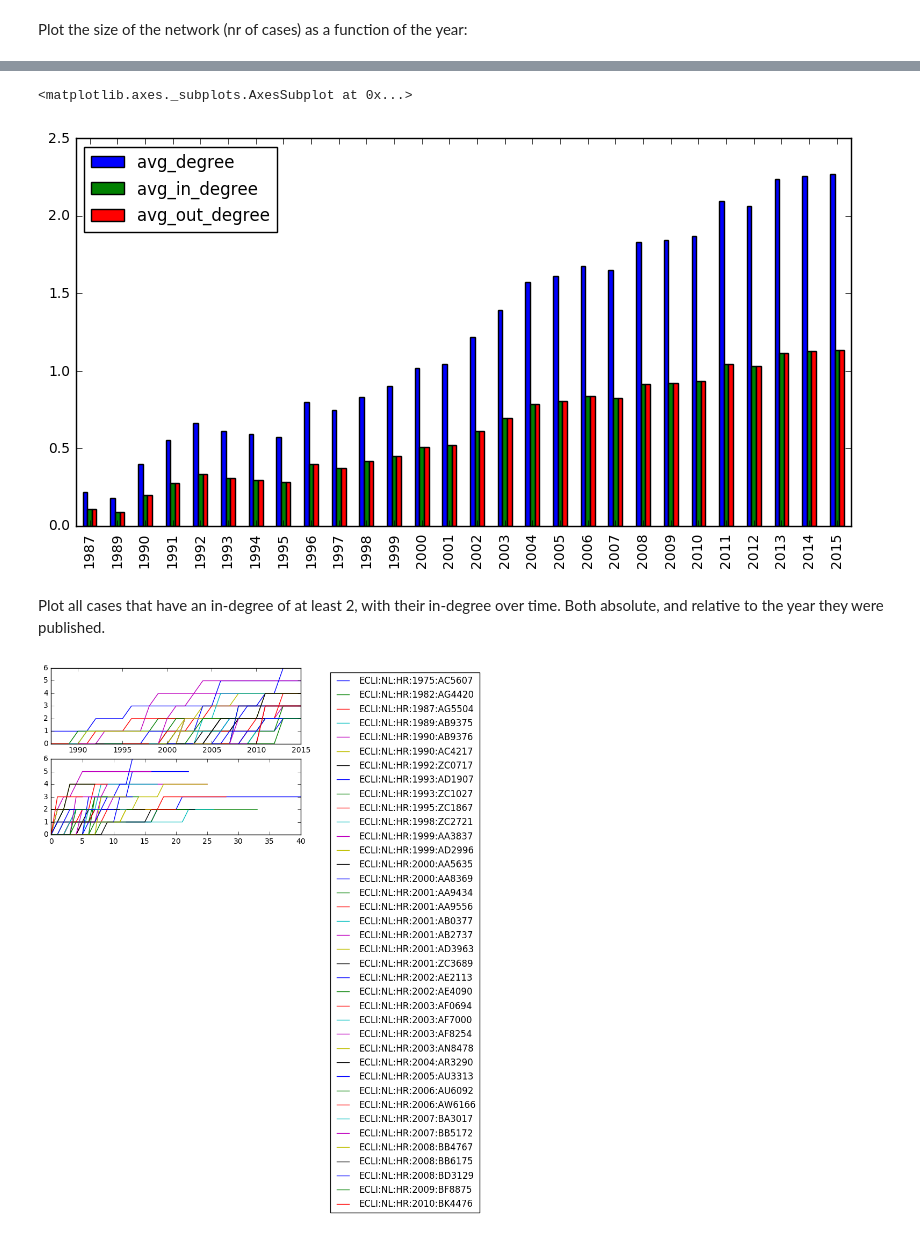
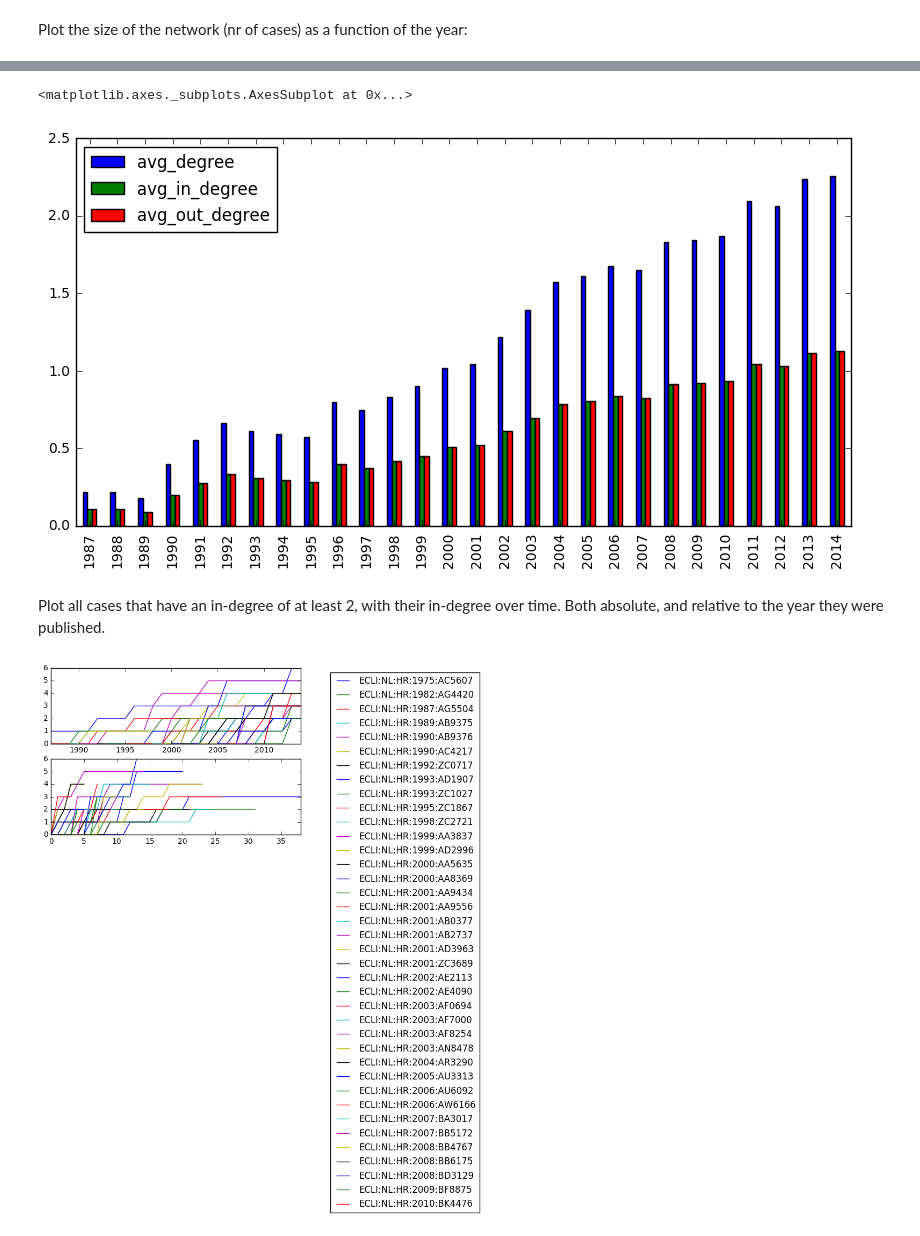
Before and after one commit to caselawanalytics/CaseLawAnalytics, a Jupyter notebook: notebooks/TimeAnalysis.ipynb, the cells around one changed output, grey strips where cells are left out. Drawn from its saved outputs; the diff is of its cells as text; code cells hidden in the pictures.

```diff
--- a/notebooks/TimeAnalysis.ipynb
+++ b/notebooks/TimeAnalysis.ipynb
@@ -21,8 +21,7 @@ links_df = pd.DataFrame(network['edges'])
 Create a new network for each year:
 # %%
 networks = {}
-
-for year in nodes_df['year'].unique():
+for year in range(min(nodes_df['year']), max(nodes_df['year'])):
     nodes_filtered_df = nodes_df[nodes_df['year']<=year]
     nodes_filtered = nodes_filtered_df.to_dict(orient='records')
     links_filtered = [l for l in network['edges']
@@ -78,20 +77,21 @@ year_stats[['nr_nodes', 'nr_links']].plot(kind='bar', figsize=(10,5))
 year_stats[['avg_degree', 'avg_in_degree', 'avg_out_degree']].plot(kind='bar', figsize=(10,5))
 # %% [output]
 <matplotlib.axes._subplots.AxesSubplot at 0x...>
-[figure, old version]
+[figure, new version]
 # %% [markdown]
 Plot all cases that have an in-degree of at least 2, with their in-degree over time. Both absolute, and relative to the year they were published.
 # %%
 fig, axes = plt.subplots(2, sharex=False)
 for ecli in nodes_total_df.index.levels[1]:
     ecli_data = nodes_total_df.xs(ecli, level=1)['in_degree']
     if(max(ecli_data)>1):
         ecli_data.plot(ax=axes[0], label=ecli)
         since_start = ecli_data.copy()
         ecli_year = min(nodes_total_df.xs(ecli, level=1)['year'])
         since_start.index = since_start.index - ecli_year
+        since_start = since_start.reindex(range(0, max(since_start.index)), fill_value=0)
         since_start.plot(ax=axes[1], label=ecli)
 axes[0].legend(bbox_to_anchor=(1.1, 1), loc='upper left')
 plt.show()
 # %% [output]
-[figure, old version]
+[figure, new version]
```
Also changed, not shown: parts of 3 cells of this notebook.
